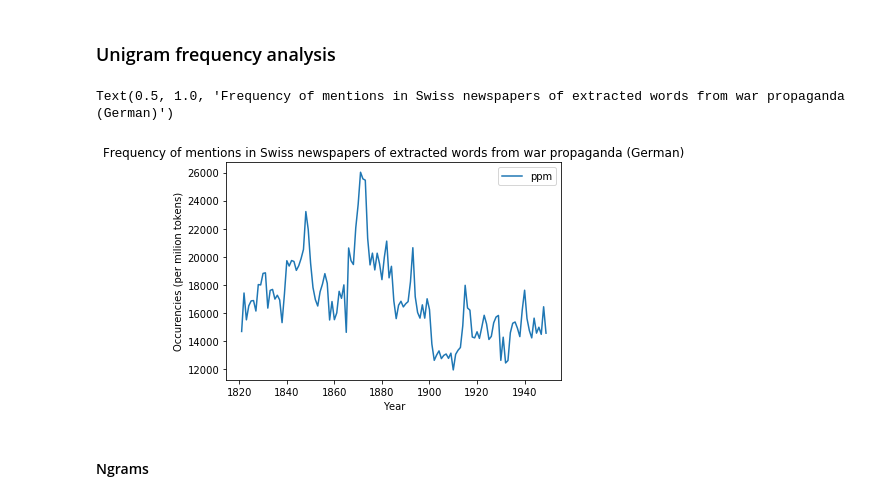
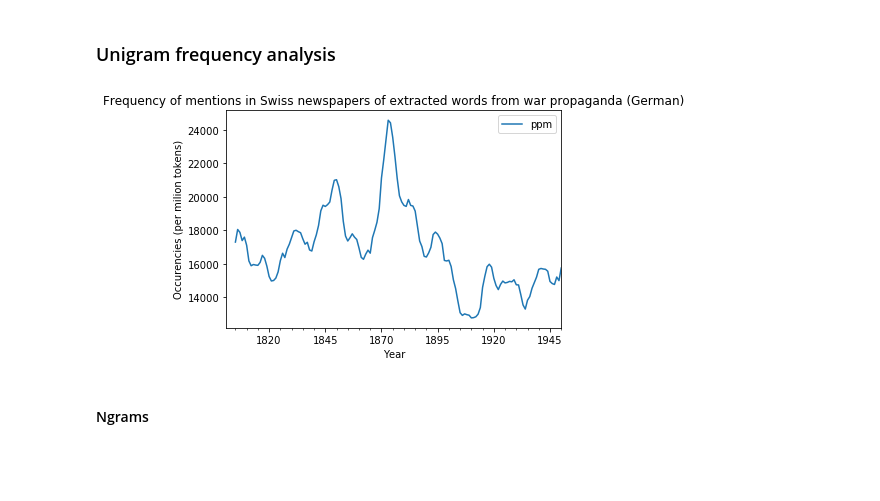
Before and after one commit to ludovicaschaerf/H-D_Project, a Jupyter notebook: newspapers_propaganda/propaganda.ipynb, the cells around one changed output. Drawn from its saved outputs; the diff is of its cells as text; code cells hidden in the pictures; blank space fills up the shorter version.

```diff
--- a/newspapers_propaganda/propaganda.ipynb
+++ b/newspapers_propaganda/propaganda.ipynb
@@ -326,16 +311,18 @@ Index(['krieg', 'deutsch', 'de', 'deutschland', 'fr', 'land', 'feind', 'staat',
 # %%
 trends_german = pd.read_json('unigrams_all_de.json', lines=True)
 trends_german = raw2counts(trends_german)
-trends_german = trends_german.groupby(pd.to_datetime(trends_german.date).dt.year).sum().reset_index()
-trends_german = trends_german[(trends_german.date>1820) & (trends_german.date<1950)]
+trends_german["date"] = pd.to_datetime(trends_german.date)
+trends_german = trends_german.groupby(trends_german.date).sum().reset_index()
+trends_german = trends_german[(trends_german.date.dt.year>1800) & (trends_german.date.dt.year<=1950)]
+trends_german["ppm"] = trends_german["ppm"].rolling(window=5).mean()
 
 ax = trends_german.plot(x='date', y='ppm')
 ax.set_ylabel("Occurencies (per milion tokens)")
 ax.set_xlabel("Year")
 ax.set_title("Frequency of mentions in Swiss newspapers of extracted words from war propaganda (German)")
+plt.savefig("german_plot.png", dpi=600)
 # %% [output]
-Text(0.5, 1.0, 'Frequency of mentions in Swiss newspapers of extracted words from war propaganda (German)')
-[figure, old version]
+[figure, new version]
 # %% [markdown]
 #### Ngrams
 # %%
```
Also changed, not shown: parts of 16 cells of this notebook.
